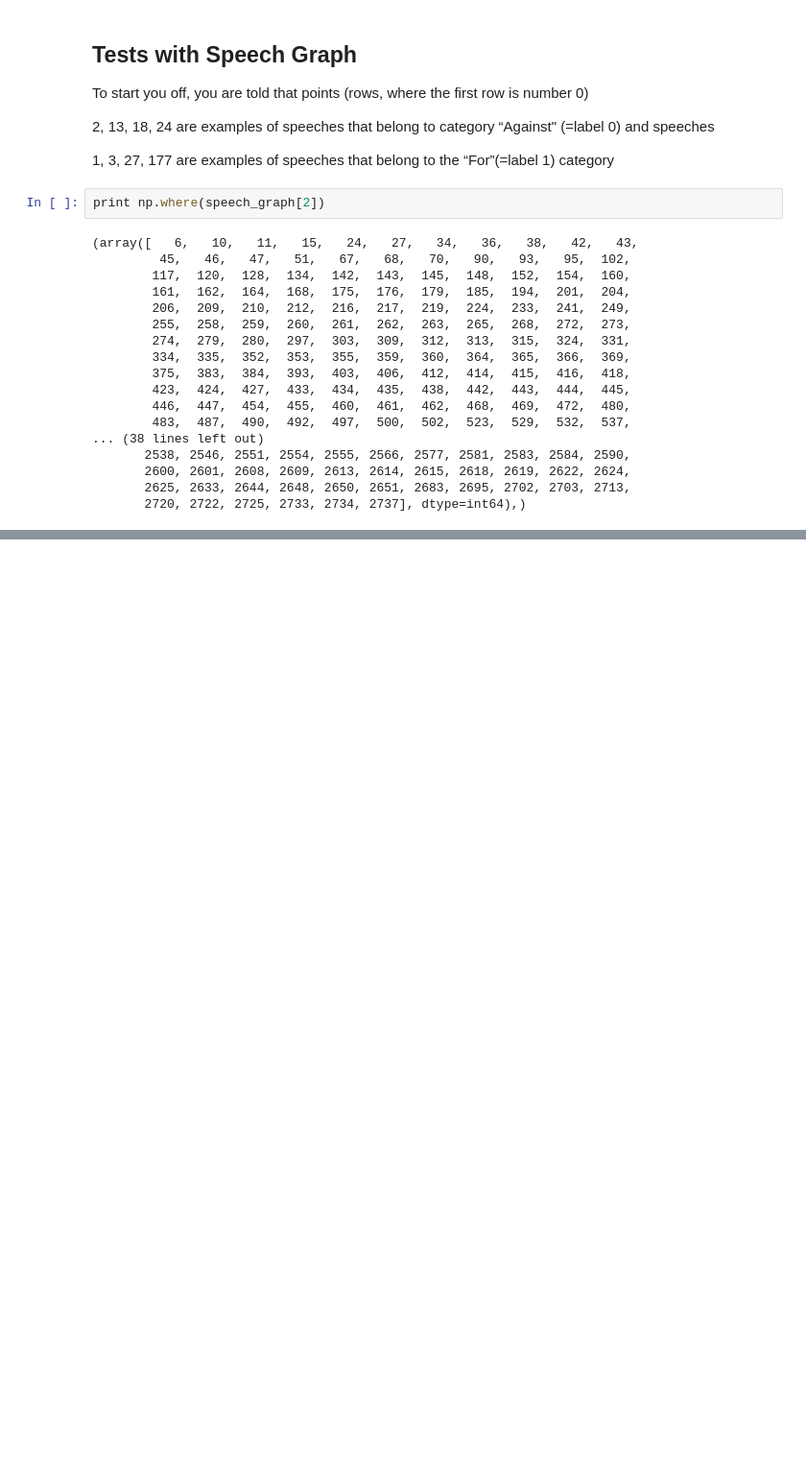
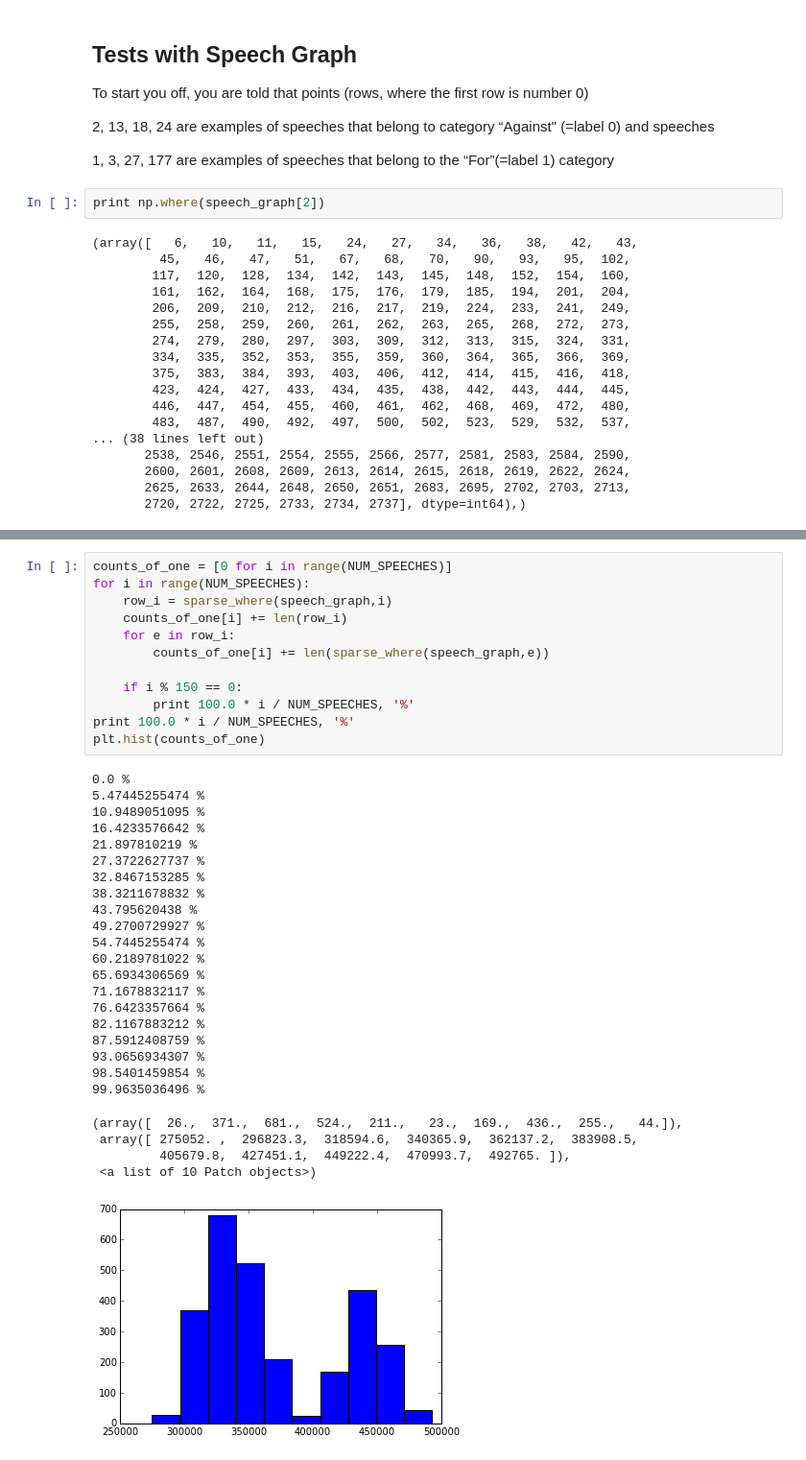
Before and after one commit to mzw4/jyupitertime, a Jupyter notebook: comp1/CS 5786 Comp 1 - JAC.ipynb, the cells around one changed output, grey strips where cells are left out. Shown: that part at 96% size. Saved outputs shown, nothing was run; the diff lists cells and outputs as text; blank space fills up the shorter version.

```diff
--- a/comp1/CS 5786 Comp 1 - JAC.ipynb
+++ b/comp1/CS 5786 Comp 1 - JAC.ipynb
@@ -1269,0 +1581,38 @@ print np.where(speech_graph[2])
+# %%
+counts_of_one = [0 for i in range(NUM_SPEECHES)]
+for i in range(NUM_SPEECHES):
+    row_i = sparse_where(speech_graph,i)
+    counts_of_one[i] += len(row_i)
+    for e in row_i:
+        counts_of_one[i] += len(sparse_where(speech_graph,e))
+
+    if i % 150 == 0:
+        print 100.0 * i / NUM_SPEECHES, '%'
+print 100.0 * i / NUM_SPEECHES, '%'
+plt.hist(counts_of_one)
+# %% [output]
+0.0 %
+5.47445255474 %
+10.9489051095 %
+16.4233576642 %
+21.897810219 %
+27.3722627737 %
+32.8467153285 %
+38.3211678832 %
+43.795620438 %
+49.2700729927 %
+54.7445255474 %
+60.2189781022 %
+65.6934306569 %
+71.1678832117 %
+76.6423357664 %
+82.1167883212 %
+87.5912408759 %
+93.0656934307 %
+98.5401459854 %
+99.9635036496 %
+(array([  26.,  371.,  681.,  524.,  211.,   23.,  169.,  436.,  255.,   44.]),
+ array([ 275052. ,  296823.3,  318594.6,  340365.9,  362137.2,  383908.5,
+         405679.8,  427451.1,  449222.4,  470993.7,  492765. ]),
+ <a list of 10 Patch objects>)
+[figure, added]
```
Also changed, not shown: parts of 38 cells of this notebook.
